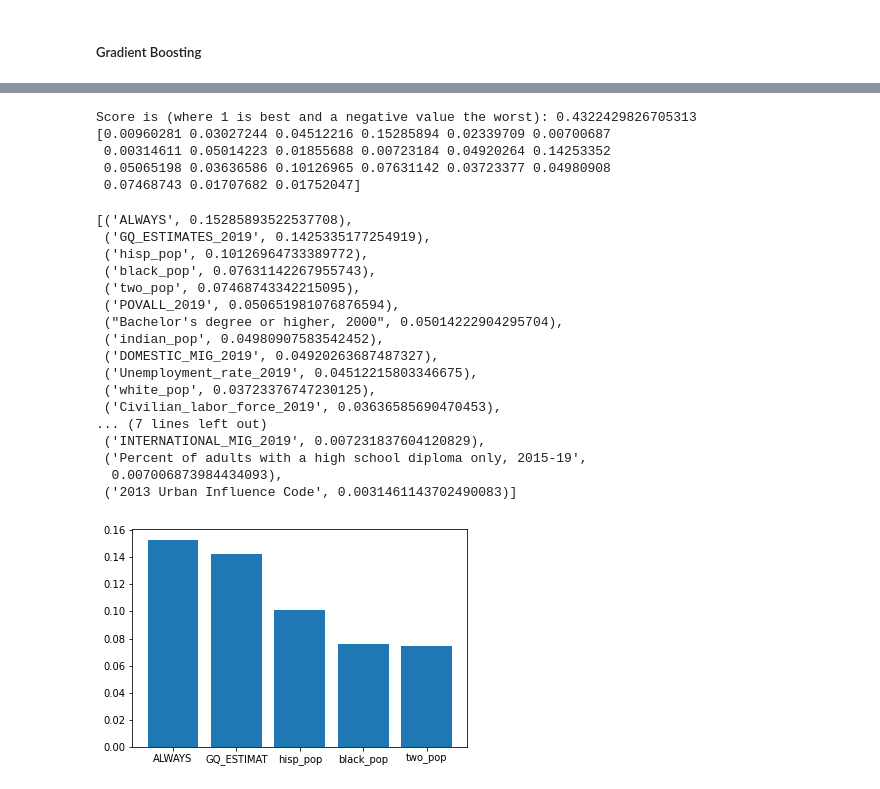
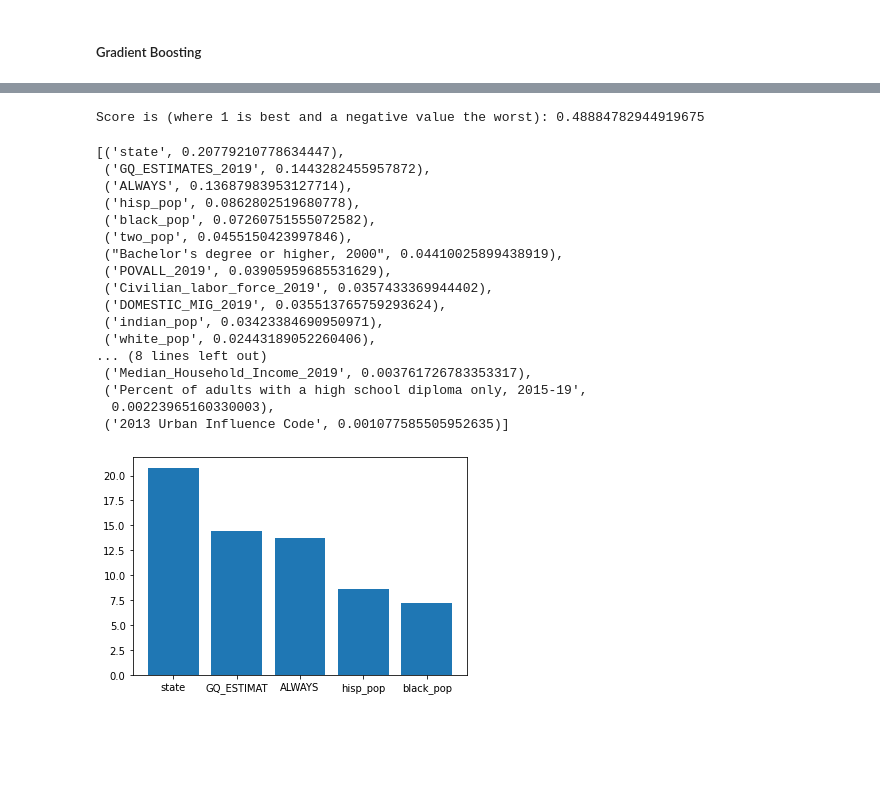
Before and after one commit to rupaltotale/CovidData, a Jupyter notebook: Covid_Spread_Analysis.ipynb, the cells around one changed output, grey strips where cells are left out. Cells and saved outputs as stored; diff of their text form; code cells hidden in the pictures; blank space fills up the shorter version.

```diff
--- a/Covid_Spread_Analysis.ipynb
+++ b/Covid_Spread_Analysis.ipynb
@@ -1393,6 +1393,7 @@ factors1 = [
             "Percent of adults with a bachelor's degree or higher, 2015-19",
             "Percent of adults with a high school diploma only, 2015-19",
             "2013 Urban Influence Code",
+            "state_x",
             # "POP_ESTIMATE_2019"
             ]
 factors2 = [
@@ -1407,6 +1408,8 @@ factors2 = [
 factors = factors1 + factors2
 target = 'cases'
 df_copy = df_all[factors + [target]].dropna()
+df_copy = pd.get_dummies(df_copy)
+factors = list(df_copy.drop(columns=['cases']).columns.values)
 for factor in factors2 + [target]:
   df_copy[factor] = df_all[factor] / df_all["POP_ESTIMATE_2019"] * 100000
 X = df_copy[factors]
@@ -1437,40 +1440,43 @@ reg.fit(X_train, y_train)
 reg.predict(X_test)
 
 print("Score is (where 1 is best and a negative value the worst):", reg.score(X_test, y_test))
-print(reg.feature_importances_)
 # %% [output]
-Score is (where 1 is best and a negative value the worst): 0.4322429826705313
-[0.00960281 0.03027244 0.04512216 0.15285894 0.02339709 0.00700687
- 0.00314611 0.05014223 0.01855688 0.00723184 0.04920264 0.14253352
- 0.05065198 0.03636586 0.10126965 0.07631142 0.03723377 0.04980908
- 0.07468743 0.01707682 0.01752047]
+Score is (where 1 is best and a negative value the worst): 0.48884782944919675
 # %%
 feats = {} # a dict to hold feature_name: feature_importance
 for feature, importance in zip(X_train.columns, reg.feature_importances_):
     feats[feature] = importance
-sorted_importances = sorted(feats.items(), key=lambda x: x[1], reverse=True)
+filtered_importances = {}
+state_weight = 0
+for col in feats:
+  if col.startswith('state'):
+    state_weight += feats[col]
+  else:
+    filtered_importances[col] = feats[col]
+filtered_importances['state'] = state_weight
+sorted_importances = sorted(filtered_importances.items(), key=lambda x: x[1], reverse=True)
 pprint(sorted_importances)
-sorted_importances = sorted_importances[:min(5, len(feats))]
+sorted_importances = sorted_importances[:min(5, len(filtered_importances))]
 keys = [i[0][:10] for i in sorted_importances]
-values = [i[1] for i in sorted_importances]
+values = [i[1] * 100 for i in sorted_importances]
 plt.bar(keys, values)
 plt.show()
 # %% [output]
-[('ALWAYS', 0.15285893522537708),
- ('GQ_ESTIMATES_2019', 0.1425335177254919),
- ('hisp_pop', 0.10126964733389772),
- ('black_pop', 0.07631142267955743),
- ('two_pop', 0.07468743342215095),
- ('POVALL_2019', 0.050651981076876594),
- ("Bachelor's degree or higher, 2000", 0.05014222904295704),
- ('indian_pop', 0.04980907583542452),
- ('DOMESTIC_MIG_2019', 0.04920263687487327),
- ('Unemployment_rate_2019', 0.04512215803346675),
- ('white_pop', 0.03723376747230125),
- ('Civilian_labor_force_2019', 0.03636585690470453),
-... (7 lines left out)
- ('INTERNATIONAL_MIG_2019', 0.007231837604120829),
+[('state', 0.20779210778634447),
+ ('GQ_ESTIMATES_2019', 0.1443282455957872),
+ ('ALWAYS', 0.13687983953127714),
+ ('hisp_pop', 0.0862802519680778),
+ ('black_pop', 0.07260751555072582),
+ ('two_pop', 0.0455150423997846),
+ ("Bachelor's degree or higher, 2000", 0.04410025899438919),
+ ('POVALL_2019', 0.03905959685531629),
+ ('Civilian_labor_force_2019', 0.0357433369944402),
+ ('DOMESTIC_MIG_2019', 0.035513765759293624),
+ ('indian_pop', 0.03423384690950971),
+ ('white_pop', 0.02443189052260406),
+... (8 lines left out)
+ ('Median_Household_Income_2019', 0.003761726783353317),
  ('Percent of adults with a high school diploma only, 2015-19',
-  0.007006873984434093),
- ('2013 Urban Influence Code', 0.0031461143702490083)]
+  0.00223965160330003),
+ ('2013 Urban Influence Code', 0.001077585505952635)]
-[figure, old version]
+[figure, new version]
```
Also changed, not shown: parts of 6 cells of this notebook.
